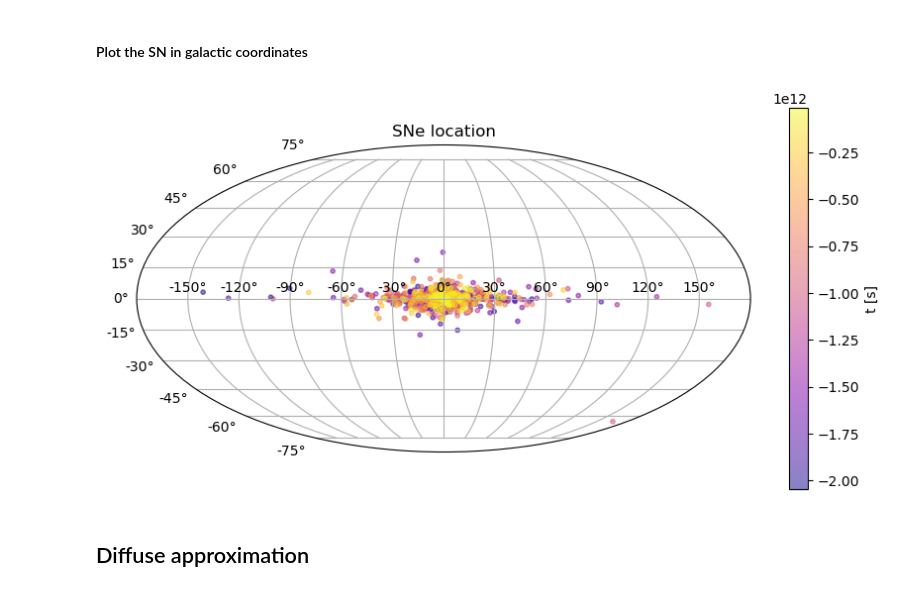
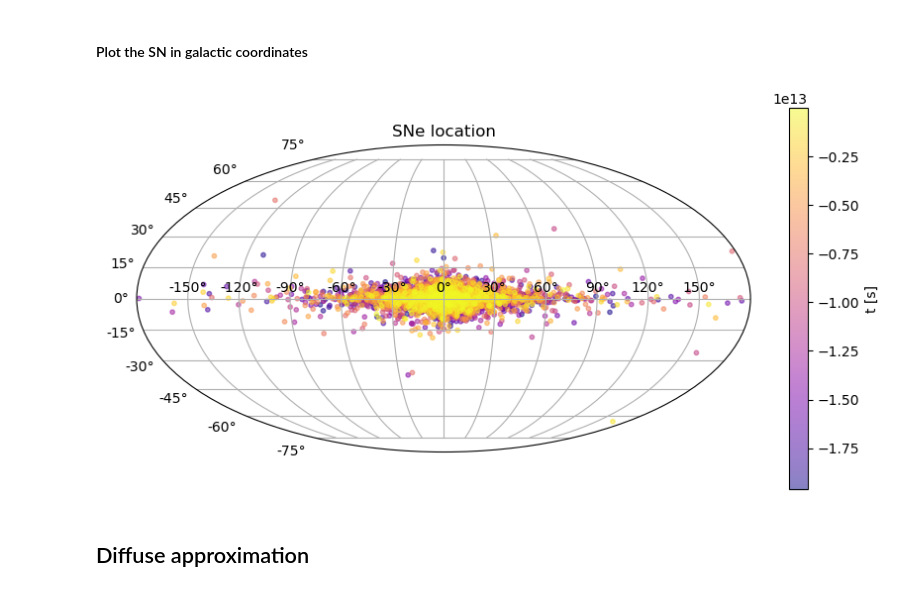
Before and after one commit to AndresDanielPerez/SGaSNoF, a Jupyter notebook: 02-QCDALPs.ipynb, the cells around one changed output. Cells and saved outputs as stored; diff of their text form; code cells hidden in the pictures.

```diff
--- a/02-QCDALPs.ipynb
+++ b/02-QCDALPs.ipynb
@@ -148,7 +148,7 @@ df.head(10)
 solar_system_position = [8.3, 0, 0]  # Solar System position, in kpc
 
 # number off SN to plot
-num_sn_examples = 1000
+num_sn_examples = 10000
 
 # take SN positions from df (r, theta, z) 'r [kpc]', '$\theta$', 'z [kpc]', 't [s]'
 r = df['r [kpc]'].values[-num_sn_examples:]
@@ -166,34 +166,34 @@ z_helio = z - solar_system_position[2]
 
 # now the GC is in (x_helio, y_helio) = (-r_sun, 0)
 # I want it in (r_sun, 0)
 
 # Mirror
 x_new = -x_helio
 y_new = y_helio
 z_new = z_helio
 
 # Galactic coordinates
 l = np.arctan2(y_new, x_new)      # longitude [-pi, pi]
 b = np.arctan2(z_new, np.sqrt(x_new**2 + y_new**2))  # latitude
 
 
 
 # Plot in Mollweide projection (galactic coordinates)
 plt.figure(figsize=(10, 5))
 ax = plt.subplot(111, projection="mollweide")
 sc = ax.scatter(l, b, s=10, c=df['t [s]'][-num_sn_examples:], cmap='plasma', alpha=0.5)
 
 
 # Colorbar for SN times
 cbar = plt.colorbar(sc, orientation="vertical", pad=0.05)
 cbar.set_label("t [s]")
 
 ax.set_title("SNe location")
 ax.grid(True)
 plt.savefig("figures/SNlocation.pdf", bbox_inches='tight')
 plt.show()
 # %% [output]
-[figure, old version]
+[figure, new version]
 # %% [markdown]
 ## Diffuse approximation
 # %%
```
Also changed, not shown: parts of 10 cells of this notebook.
